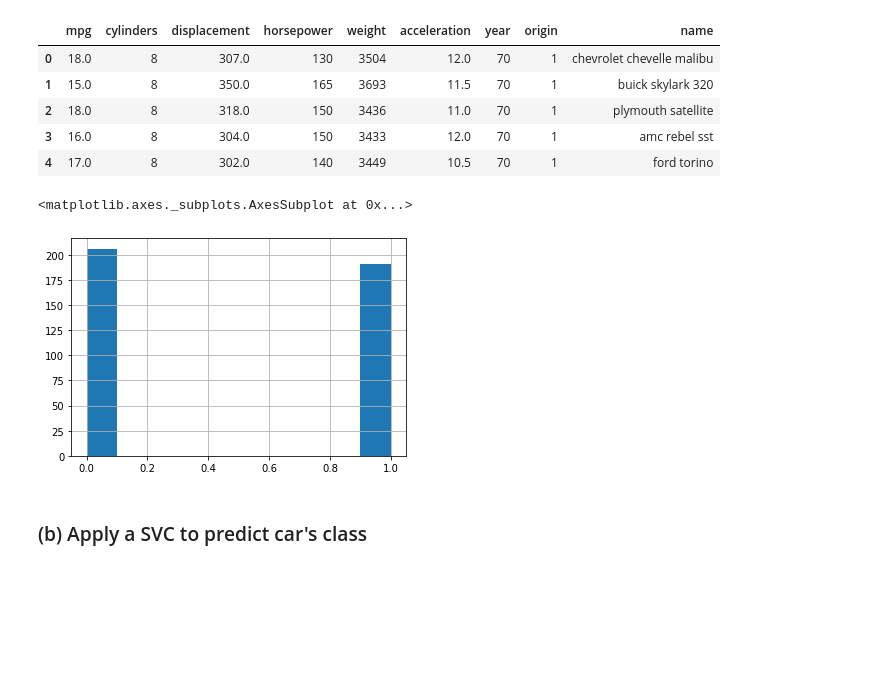
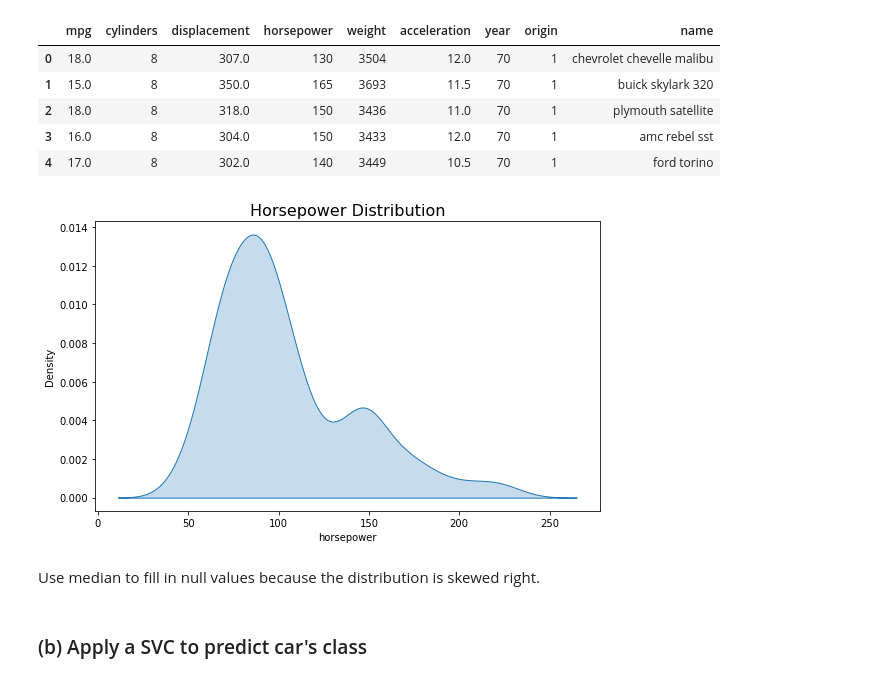
Before and after one commit to Morgan-Sell/islr-labs-exercises-python, a Jupyter notebook: exercises/09_svm_exercise.ipynb, the cells around one changed output. Saved outputs shown, nothing was run; the diff lists cells and outputs as text; code cells hidden in the pictures; blank space fills up the shorter version.

```diff
--- a/exercises/09_svm_exercise.ipynb
+++ b/exercises/09_svm_exercise.ipynb
@@ -352,8 +354,16 @@ auto.head()
 mpg_median = auto['mpg'].median()
 auto['has_high_mpg'] = auto['mpg'].apply(lambda x: 1 if x > mpg_median else 0)
 auto.drop(['mpg', 'name'], axis=1, inplace=True)
-# %%
-auto['has_high_mpg'].hist()
-# %% [output]
-<matplotlib.axes._subplots.AxesSubplot at 0x...>
-[figure, removed]
+# %%
+fig, ax = plt.subplots(figsize=(8,5))
+
+auto_sub = auto[auto['horsepower'] != '?'].copy()
+auto_sub['horsepower'] = pd.to_numeric(auto_sub['horsepower'])
+
+sns.kdeplot(x='horsepower', data=auto_sub, ax=ax, shade=True)
+ax.set_title('Horsepower Distribution', fontsize=16)
+fig.tight_layout();
+# %% [output]
+[figure, added]
+# %% [markdown]
+Use median to fill in null values because the distribution is skewed right.
```
Also changed, not shown: parts of 15 cells of this notebook, 1 other file.
